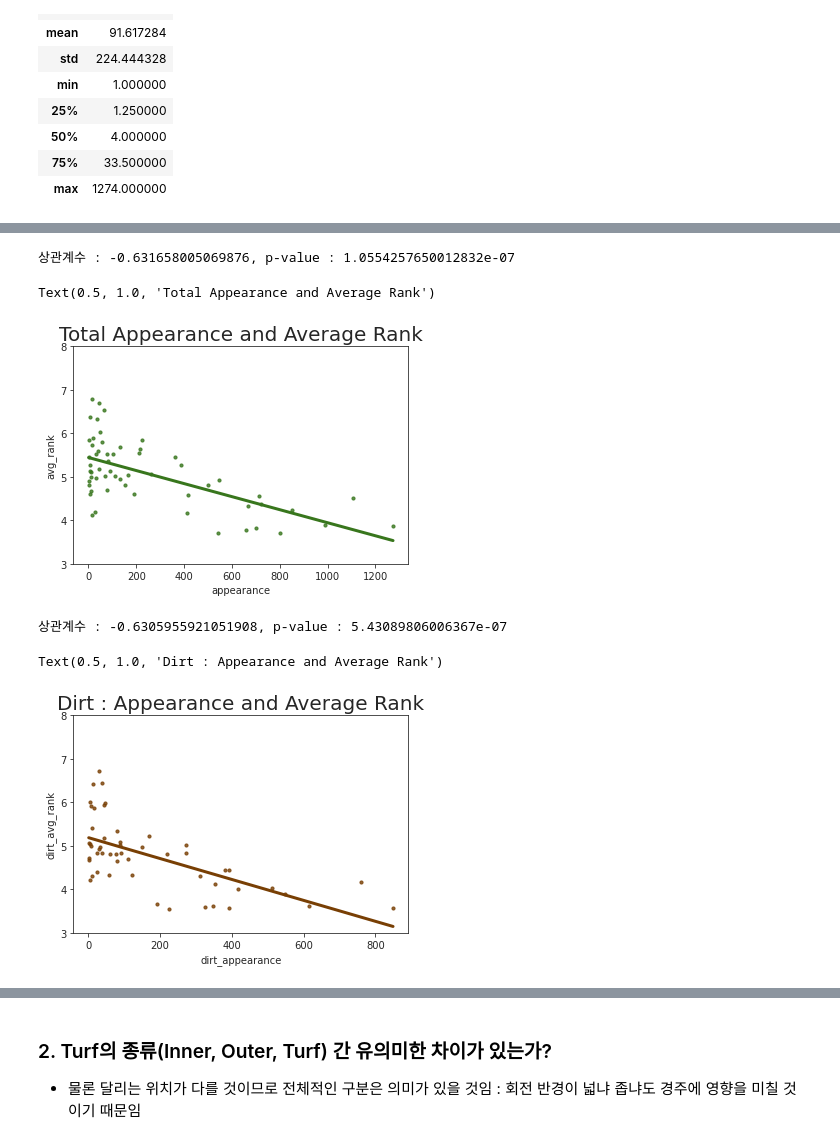
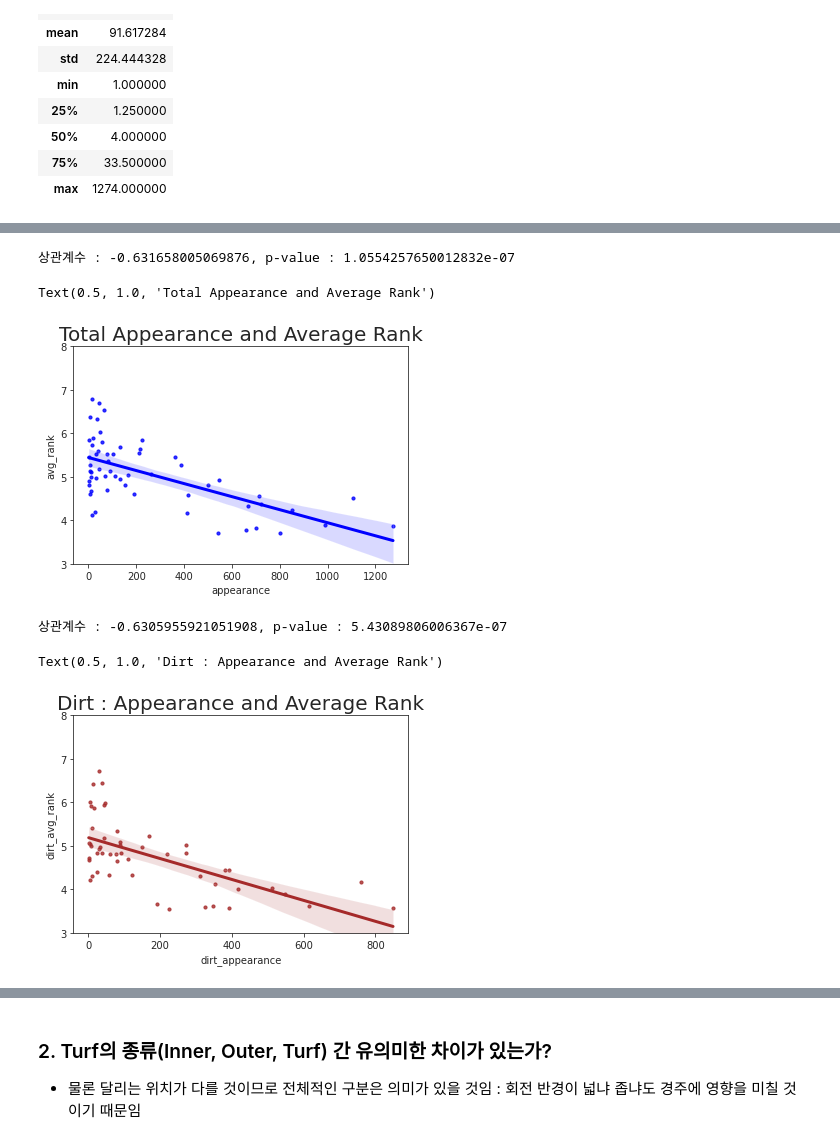
Before and after one commit to dowrave/Data_Analysis_Projects, a Jupyter notebook: 1-2022-derby-eda.ipynb, the cells around one changed output, grey strips where cells are left out. Drawn from its saved outputs; the diff is of its cells as text; code cells hidden in the pictures.

```diff
--- a/1-2022-derby-eda.ipynb
+++ b/1-2022-derby-eda.ipynb
@@ -133,7 +135,7 @@ turf_colors = ['#38761d', '#5f914a', '#87ac77', '#afc8a4']
 # %%
 fig, ax = plt.subplots(1, 2, figsize = (15, 5), sharey = True)
 
-dirt_palette = sns.set_palette(sns.color_palette(dirt_colors))
+dirt_palette = sns.color_palette(dirt_colors, as_cmap = True)
 sns.barplot(data = sub_dirt_df,
               x = 'season',
               y = 'counts',
@@ -149,7 +151,7 @@ ax[0].set_position([box.x0, box.y0, box.width * 0.8, box.height])
 ax[0].legend(loc = 'center left', bbox_to_anchor = (1, 0.5))
 
 
-turf_palette = sns.set_palette(sns.color_palette(turf_colors))
+turf_palette = sns.color_palette(turf_colors)
 sns.barplot(data = sub_turf_df,
               x = 'season',
               y = 'counts',
@@ -384,40 +386,41 @@ turf_app_rank = (jockey_df[jockey_df['course_type'].isin(['T', 'I', 'O'])].group
                                                                            .reset_index()
                                                                            .rename(columns = {'position_at_finish' : 'turf_avg_rank'}))
 # %%
-def get_regplot(df, col1_name, col2_name):
+def get_regplot(df, col1_name, col2_name, color = 'blue'):
     sns.regplot(data = df,
                 x = col1_name,
                 y = col2_name,
-                ci = None,
+#                 ci = None,
+                color = color,
                 line_kws = {
 #                             'color' : 'grey',
                             'lw' : 3
                 },
                 scatter_kws = {'s' : 10,
 #                               'color' : 'grey'
                               })
 
     plt.ylim([3, 8])
 
 def get_pearsonr(col1, col2):
     corrcoef, p_value = stats.pearsonr(x = col1,
                                        y = col2)
     print(f"상관계수 : {corrcoef}, p-value : {p_value}")
 
 get_regplot(app_rank, 'appearance', 'avg_rank')
 get_pearsonr(app_rank['appearance'], app_rank['avg_rank'])
 plt.title("Total Appearance and Average Rank", fontsize = 20)
 # %% [output]
 상관계수 : -0.631658005069876, p-value : 1.0554257650012832e-07
 Text(0.5, 1.0, 'Total Appearance and Average Rank')
-[figure, old version]
+[figure, new version]
 # %%
-sns.set_palette(sns.color_palette(dirt_colors))
-get_regplot(dirt_app_rank, 'dirt_appearance', 'dirt_avg_rank')
+# sns.set_palette(sns.color_palette(dirt_colors))
+get_regplot(dirt_app_rank, 'dirt_appearance', 'dirt_avg_rank', color = 'brown')
 get_pearsonr(dirt_app_rank['dirt_appearance'], dirt_app_rank['dirt_avg_rank'])
 plt.title("Dirt : Appearance and Average Rank", fontsize = 20)
 # %% [output]
 상관계수 : -0.6305955921051908, p-value : 5.43089806006367e-07
 Text(0.5, 1.0, 'Dirt : Appearance and Average Rank')
-[figure, old version]
+[figure, new version]
 # %%
```
Also changed, not shown: parts of 51 cells of this notebook.
